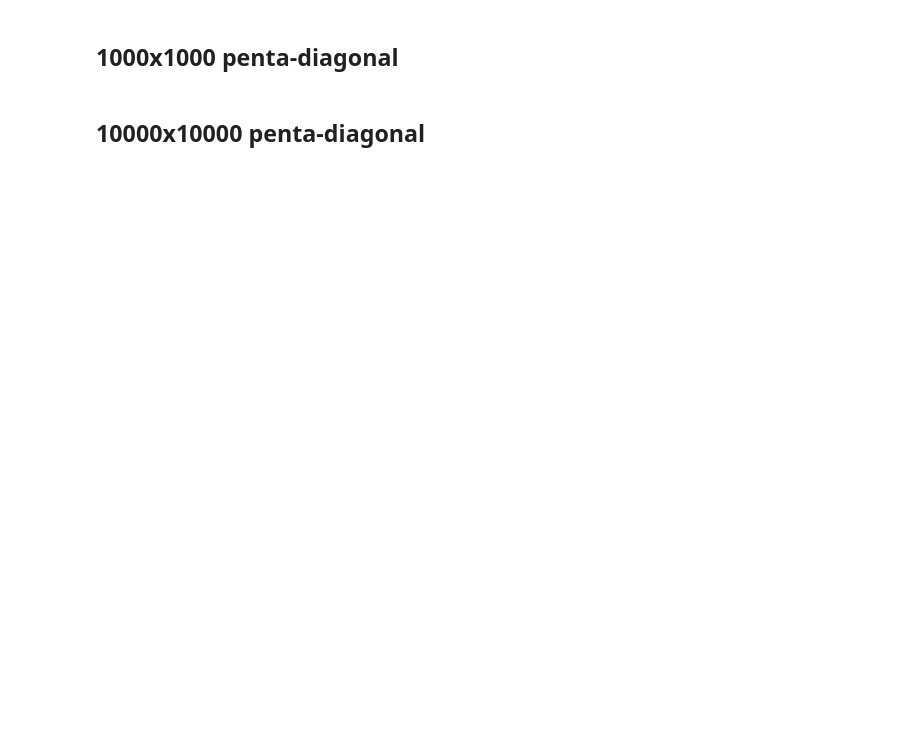
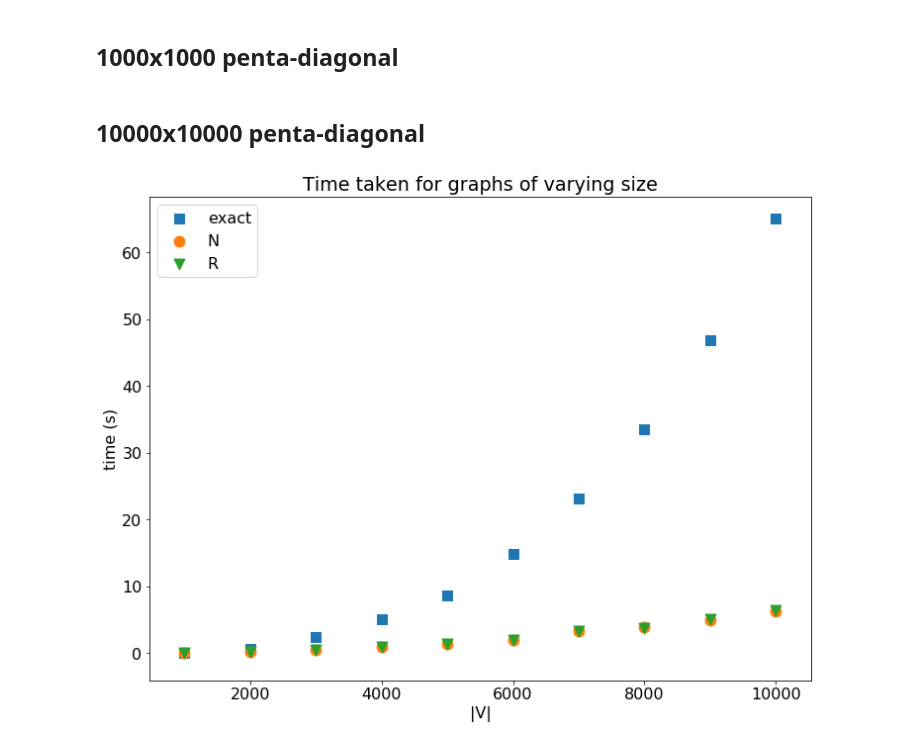
Before and after one commit to Etherealflux/randalg-project, a Jupyter notebook: impl/implementation.ipynb, the cells around one changed output. Cells and saved outputs as stored; diff of their text form; code cells hidden in the pictures; blank space fills up the shorter version.

Commit message:
Updated implementation and figures

```diff
--- a/impl/implementation.ipynb
+++ b/impl/implementation.ipynb
@@ -79,7 +83,7 @@ def TraceTriangleN_Loop(A, n):
 # %%
 # args: adjacency matrix of size n
 
-def TraceTriangleR(A, gamma, parallel=True):
+def TraceTriangleR(A, gamma, parallel=False):
     # line 1
 
     n = A.shape[0]
@@ -96,7 +100,9 @@ def TraceTriangleR(A, gamma, parallel=True):
         with parallel_backend('threading', n_jobs=8):
             T = Parallel()(delayed(TraceTriangleR_Loop)(A, n) for i in range(M))
     else:
-        T = [TraceTriangleR_Loop(A, n) for i in range(M)]
+        T = np.zeros(M)
+        for i in range(M):
+            T[i] = TraceTriangleR_Loop(A, n)
 
     # line 7
 
@@ -256,0 +271,32 @@ test_with(A10k, gamma=1, rounds=1)
+# %%
+def prepare_size_comparison(domain):
+    times = {}
+    values = {}
+
+    times["exact"] = []
+    times["N"] = []
+    times["R"] = []
+
+    values["exact"] = []
+    values["N"] = []
+    values["R"] = []
+
+    for x in domain:
+        _, time_res, value_res = do_test(ExactTriangles, generate_diag(x), rounds=1, gamma=1)
+        times["exact"].append(time_res)
+        values["exact"].append(value_res)
+        _, time_res, value_res = do_test(TraceTriangleN, generate_diag(x), rounds=1, gamma=1)
+        times["N"].append(time_res)
+        values["N"].append(value_res)
+        _, time_res, value_res = do_test(TraceTriangleR, generate_diag(x), rounds=1, gamma=1)
+        times["R"].append(time_res)
+        values["R"].append(value_res)
+
+    time_averages = {}
+    value_averages = {}
+
+    for key in times.keys():
+        time_averages[key] = [sum(times[key][x]) / len(times[key][x]) for x in range(len(times[key]))]
+        value_averages[key] = [sum(values[key][x]) / len(values[key][x]) for x in range(len(values[key]))]
+
+    return time_averages, value_averages
@@ -256,0 +387,8 @@ test_with(A10k, gamma=1, rounds=1)
+# %%
+if rerun:
+    matrix_sizes = list(range(1000,10000+1000,1000))
+    size_times, size_averages = prepare_size_comparison(matrix_sizes)
+# %%
+show_scatter(matrix_sizes, size_times, "Time taken for graphs of varying size", "|V|", "time (s)")
+# %% [output]
+[figure, added]
```
Also changed, not shown: parts of 36 cells of this notebook, 8 other files.
